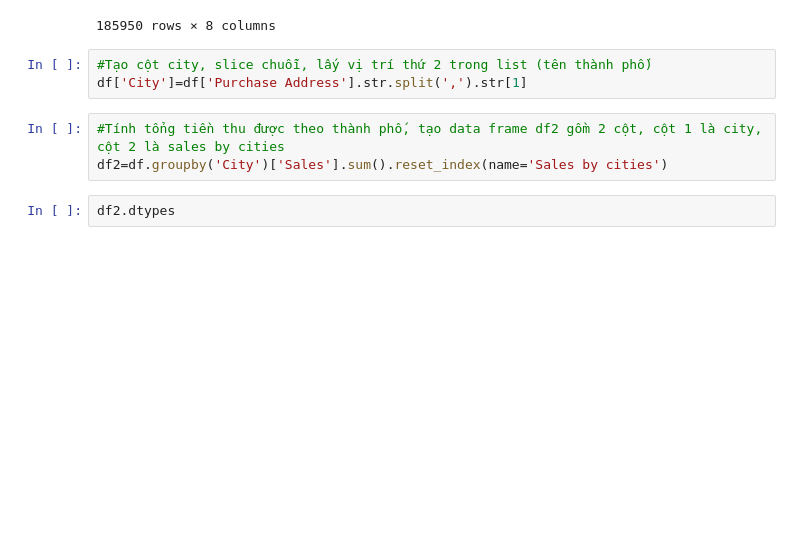
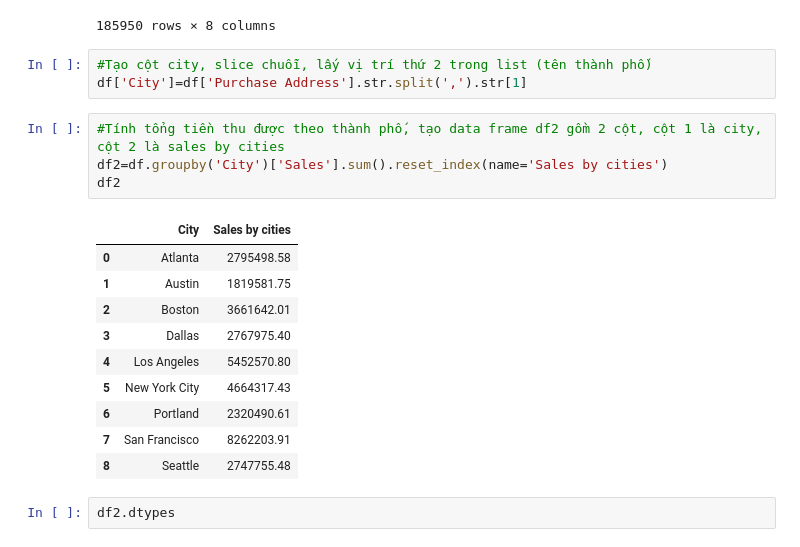
Before and after one commit to NQP27/report-sales-pandas, a Jupyter notebook: repotingSales2023.ipynb, the cells around one changed output. Saved outputs shown, nothing was run; the diff lists cells and outputs as text; blank space fills up the shorter version.

```diff
--- a/repotingSales2023.ipynb
+++ b/repotingSales2023.ipynb
@@ -154,6 +175,18 @@ df['City']=df['Purchase Address'].str.split(',').str[1]
 # %%
 #Tính tổng tiền thu được theo thành phố, tạo data frame df2 gồm 2 cột, cột 1 là city, cột 2 là sales by cities
 df2=df.groupby('City')['Sales'].sum().reset_index(name='Sales by cities')
+df2
+# %% [output]
+|  | City | Sales by cities |
+| 0 | Atlanta | 2795498.58 |
+| 1 | Austin | 1819581.75 |
+| 2 | Boston | 3661642.01 |
+| 3 | Dallas | 2767975.40 |
+| 4 | Los Angeles | 5452570.80 |
+| 5 | New York City | 4664317.43 |
+| 6 | Portland | 2320490.61 |
+| 7 | San Francisco | 8262203.91 |
+| 8 | Seattle | 2747755.48 |
 # %%
 df2.dtypes
 # %% [output]
```
Also changed, not shown: parts of 17 cells of this notebook.
